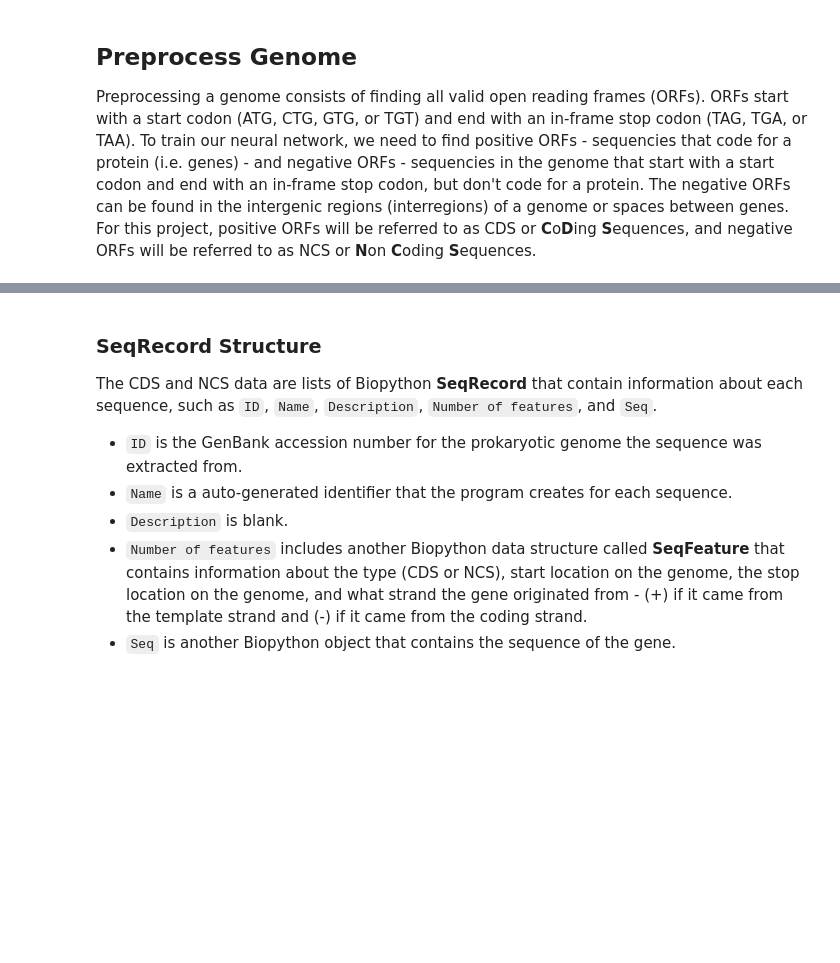
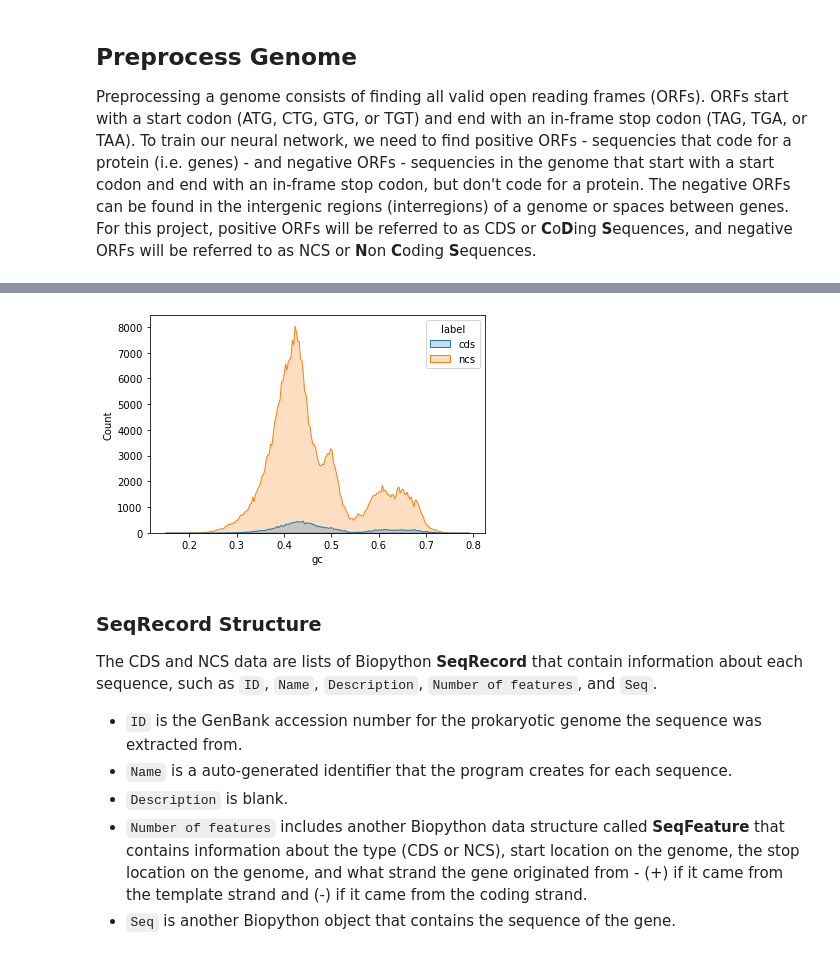
Before and after one commit to viggy-ravi/gene-prediction, a Jupyter notebook: gene_prediction_pipeline.ipynb, the cells around one changed output, grey strips where cells are left out. Cells and saved outputs as stored; diff of their text form; code cells hidden in the pictures; blank space fills up the shorter version.

```diff
--- a/gene_prediction_pipeline.ipynb
+++ b/gene_prediction_pipeline.ipynb
@@ -97,3 +120,7 @@ print(f'{sys.getsizeof(_ncs) / 1000} kB')
+# %%
+preprocess.plot_data_distributions(_cds, _ncs, x='gc')
+# %% [output]
+[figure, added]
 # %% [markdown]
 ### SeqRecord Structure
 
```
Also changed, not shown: parts of 25 cells of this notebook.
